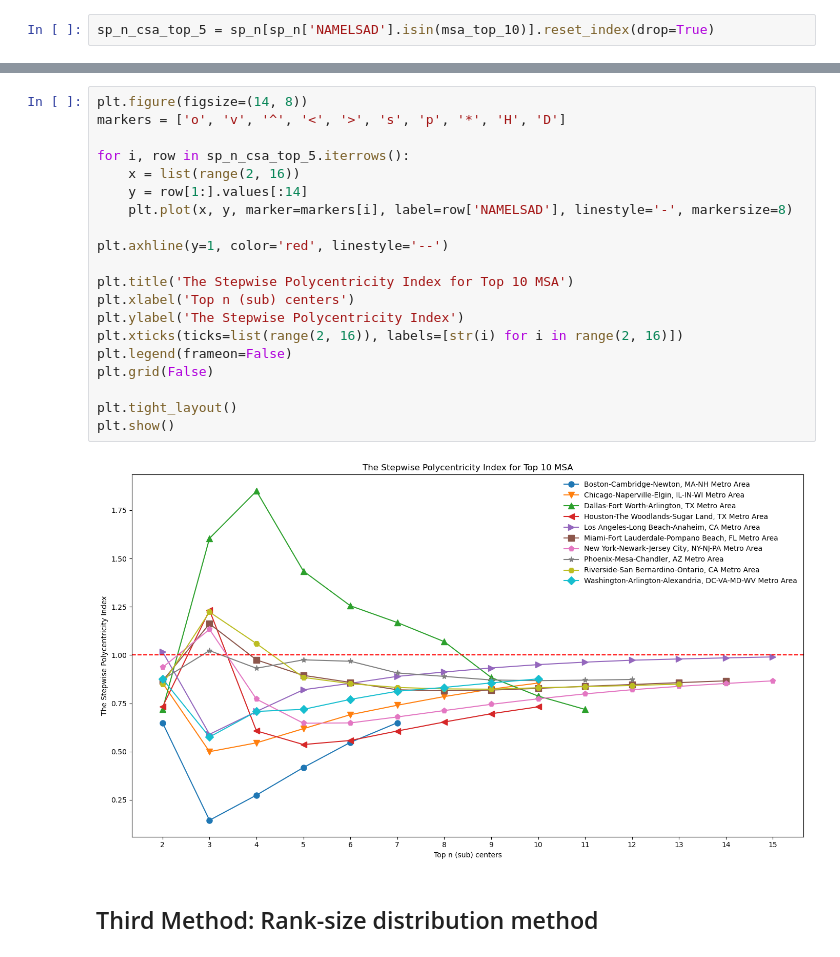
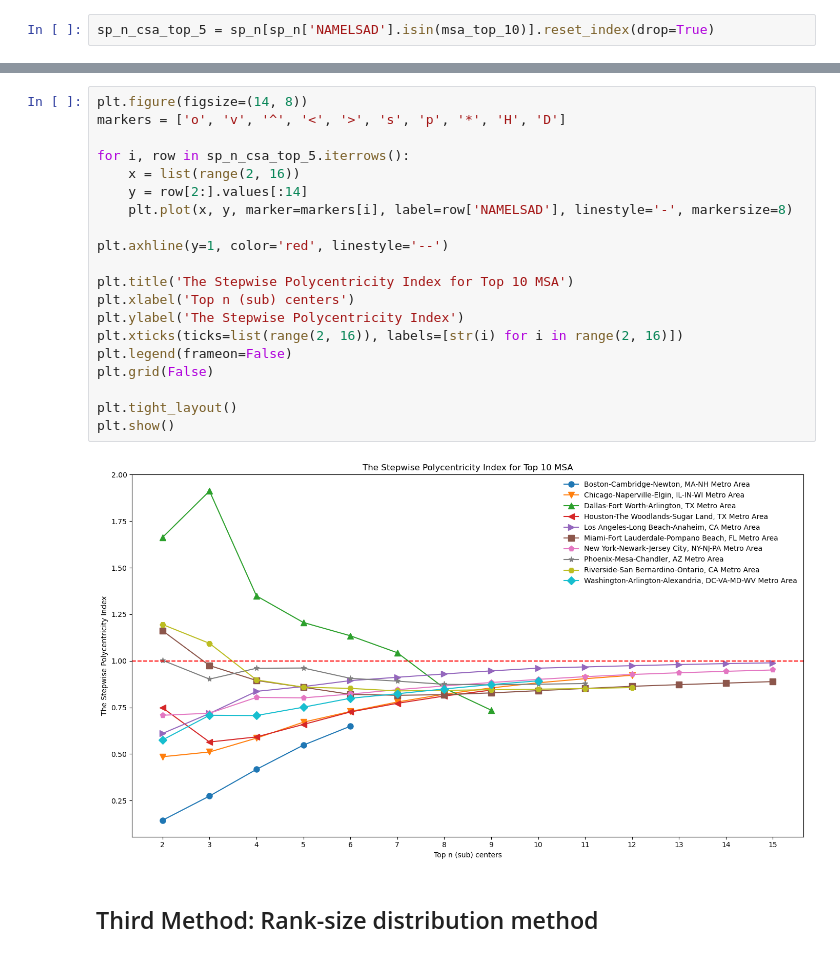
Before and after one commit to HOUPU1993/Polymetric-and-Monometric-analysis, a Jupyter notebook: Polymcentric and Monocentric analysis.ipynb, the cells around one changed output, grey strips where cells are left out. Drawn from its saved outputs; the diff is of its cells as text.

```diff
--- a/Polymcentric and Monocentric analysis.ipynb
+++ b/Polymcentric and Monocentric analysis.ipynb
@@ -1041,25 +1031,25 @@ sp_n_csa_top_5
 # %%
 plt.figure(figsize=(14, 8))
 markers = ['o', 'v', '^', '<', '>', 's', 'p', '*', 'H', 'D']
 
 for i, row in sp_n_csa_top_5.iterrows():
     x = list(range(2, 16))
-    y = row[1:].values[:14]
+    y = row[2:].values[:14]
     plt.plot(x, y, marker=markers[i], label=row['NAMELSAD'], linestyle='-', markersize=8)
 
 plt.axhline(y=1, color='red', linestyle='--')
 
 plt.title('The Stepwise Polycentricity Index for Top 10 MSA')
 plt.xlabel('Top n (sub) centers')
 plt.ylabel('The Stepwise Polycentricity Index')
 plt.xticks(ticks=list(range(2, 16)), labels=[str(i) for i in range(2, 16)])
 plt.legend(frameon=False)
 plt.grid(False)
 
 plt.tight_layout()
 plt.show()
 # %% [output]
-[figure, old version]
+[figure, new version]
 # %% [markdown]
 ## Third Method: Rank-size distribution method
 # %%
```
Also changed, not shown: parts of 24 cells of this notebook, 6 other files.
